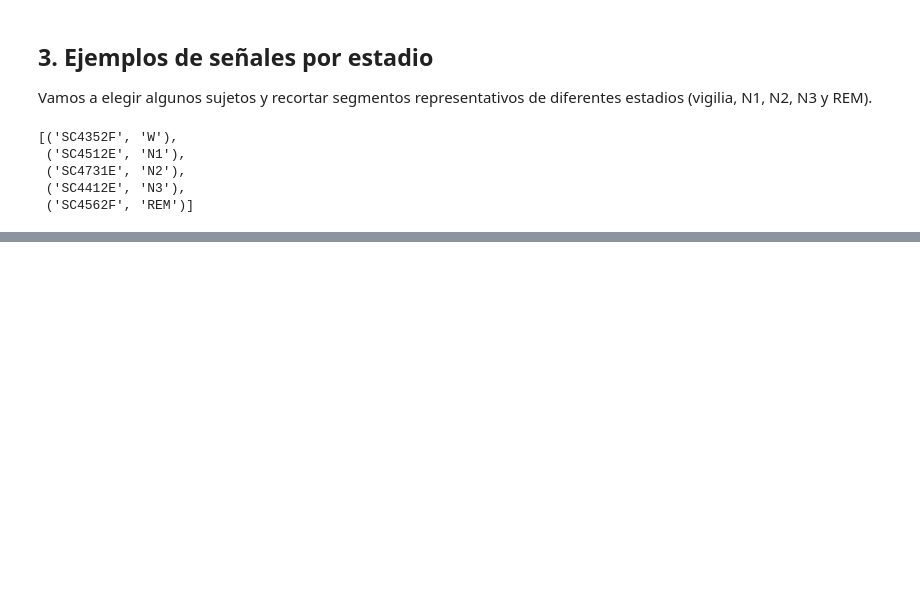
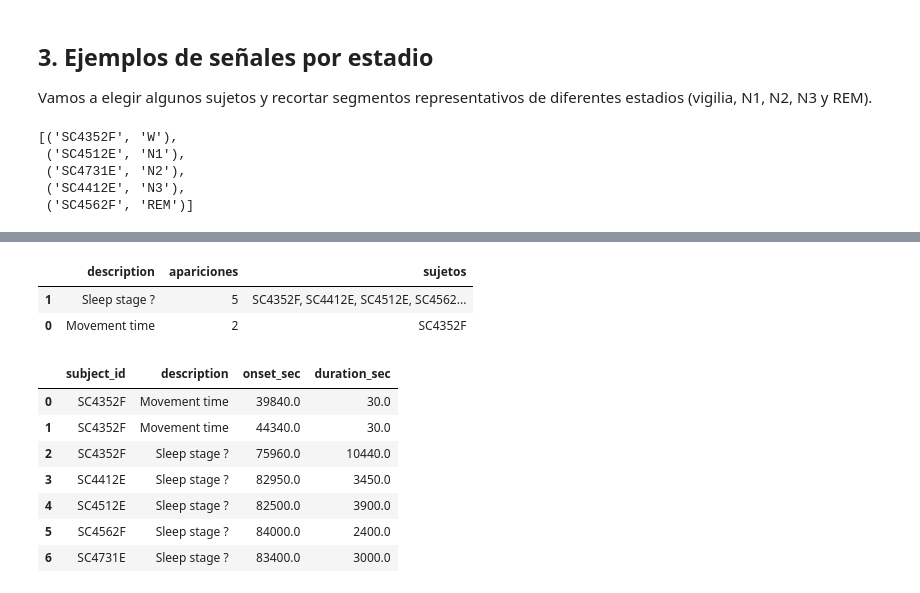
Before and after one commit to ignaciolinari/sleep-ST, a Jupyter notebook: notebooks/01_raw_exploration.ipynb, the cells around one changed output, grey strips where cells are left out. Saved outputs shown, nothing was run; the diff lists cells and outputs as text; code cells hidden in the pictures; blank space fills up the shorter version.

Commit message:
Ajusta hipnogramas combinados y agrega análisis de anotaciones

```diff
--- a/notebooks/01_raw_exploration.ipynb
+++ b/notebooks/01_raw_exploration.ipynb
@@ -639,0 +645,50 @@ plot_stage_timelines(timeline_subjects)
+# %%
+# Resumen de anotaciones adicionales en los hipnogramas inspeccionados
+extra_annotation_rows = []
+for subject_id in timeline_subjects:
+    _, hypnogram_path = get_session_paths(subject_id)
+    if not hypnogram_path.exists():
+        continue
+    annotations = mne.read_annotations(hypnogram_path)
+    for onset, duration, desc in zip(
+        annotations.onset, annotations.duration, annotations.description
+    ):
+        if desc not in STAGE_CANONICAL:
+            extra_annotation_rows.append(
+                {
+                    "subject_id": subject_id,
+                    "description": desc,
+                    "onset_sec": float(onset),
+                    "duration_sec": float(duration),
+                }
+            )
+if not extra_annotation_rows:
+    print("No se encontraron anotaciones adicionales en los hipnogramas evaluados.")
+else:
+    extra_df = pd.DataFrame(extra_annotation_rows)
+    summary = (
+        extra_df.groupby("description")
+        .agg(
+            apariciones=("description", "size"),
+            sujetos=("subject_id", lambda ids: ", ".join(sorted(set(ids)))),
+        )
+        .reset_index()
+        .sort_values("apariciones", ascending=False)
+    )
+    display(summary)
+    with pd.option_context("display.max_rows", 20, "display.max_columns", None):
+        display(
+            extra_df.sort_values(["subject_id", "onset_sec"]).reset_index(drop=True)
+        )
+# %% [output]
+|  | description | apariciones | sujetos |
+| 1 | Sleep stage ? | 5 | SC4352F, SC4412E, SC4512E, SC4562... |
+| 0 | Movement time | 2 | SC4352F |
+|  | subject_id | description | onset_sec | duration_sec |
+| 0 | SC4352F | Movement time | 39840.0 | 30.0 |
+| 1 | SC4352F | Movement time | 44340.0 | 30.0 |
+| 2 | SC4352F | Sleep stage ? | 75960.0 | 10440.0 |
+| 3 | SC4412E | Sleep stage ? | 82950.0 | 3450.0 |
+| 4 | SC4512E | Sleep stage ? | 82500.0 | 3900.0 |
+| 5 | SC4562F | Sleep stage ? | 84000.0 | 2400.0 |
+| 6 | SC4731E | Sleep stage ? | 83400.0 | 3000.0 |
```
Also changed, not shown: parts of 6 cells of this notebook.
